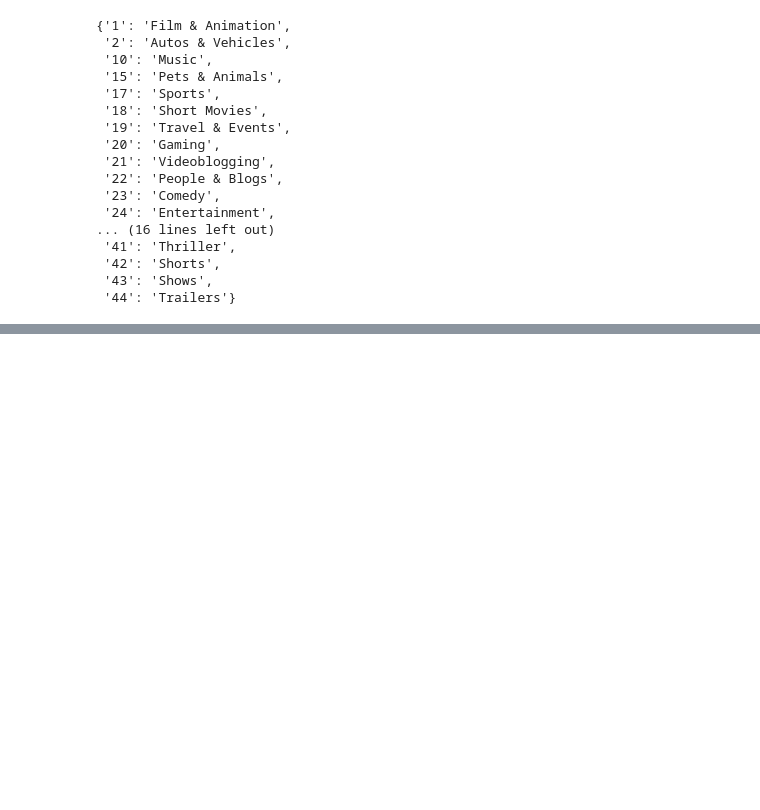
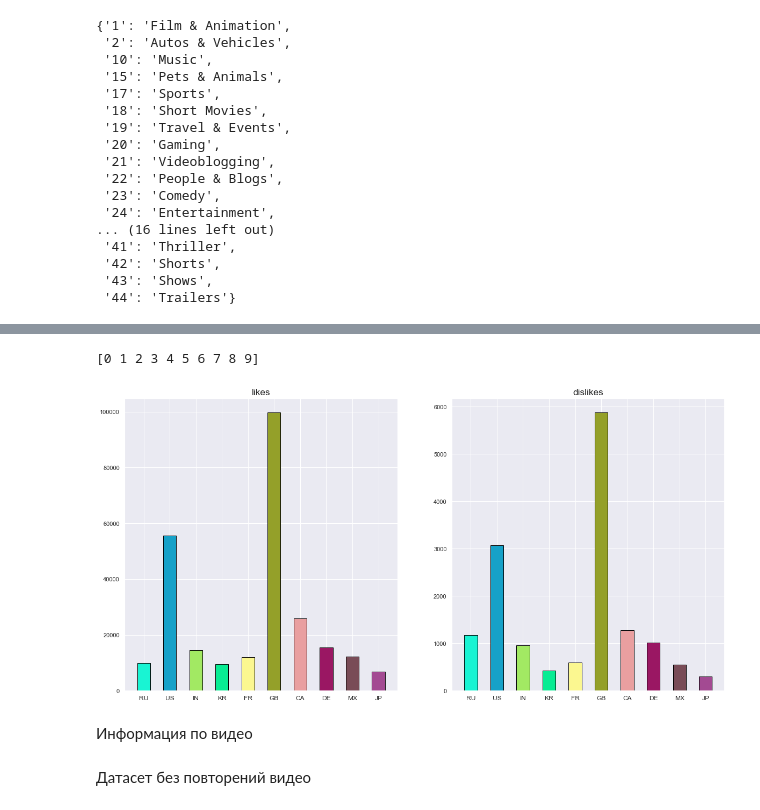
Before and after one commit to YSDA-NN-ML/ML-lab-0, a Jupyter notebook: Oganyan_lab1.ipynb, the cells around one changed output, grey strips where cells are left out. Saved outputs shown, nothing was run; the diff lists cells and outputs as text; code cells hidden in the pictures; blank space fills up the shorter version.

```diff
--- a/Oganyan_lab1.ipynb
+++ b/Oganyan_lab1.ipynb
@@ -173,0 +330,10 @@ data.shape
+# %%
+properties_list = ['likes', 'dislikes']
+visualize_average_stats(country_list, properties_list)
+# %% [output]
+[0 1 2 3 4 5 6 7 8 9]
+[figure, added]
+# %% [markdown]
+Информация по видео
+# %% [markdown]
+Датасет без повторений видео
```
Also changed, not shown: parts of 48 cells of this notebook, 1 other file.
